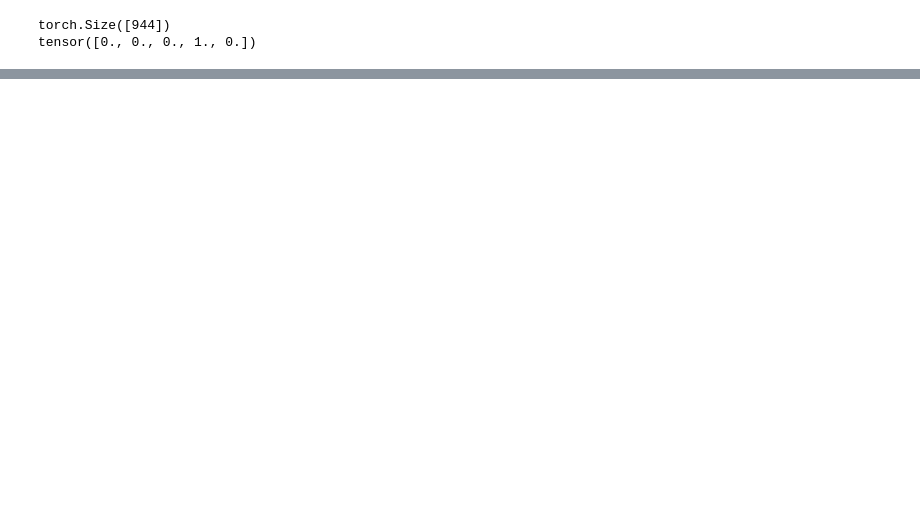
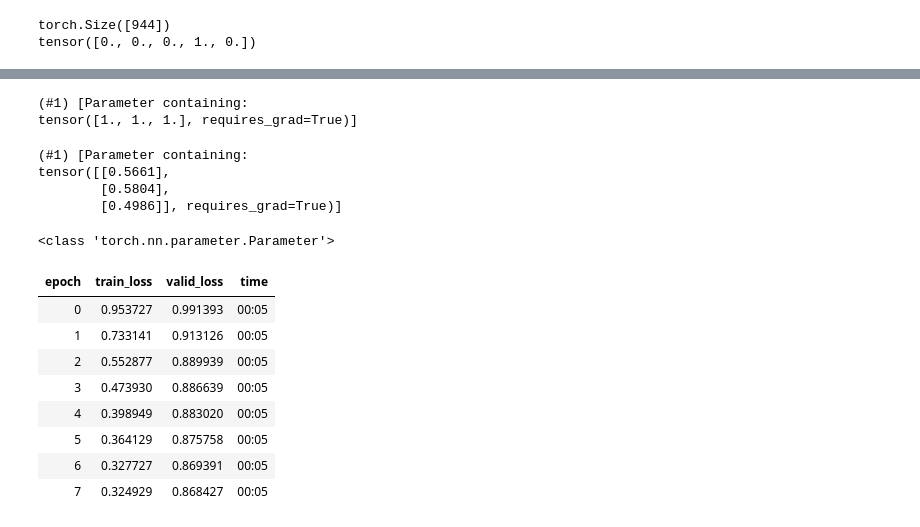
Before and after one commit to jeffreysanglin/collaborative_filtering_practice, a Jupyter notebook: [L6]CollabPractice.ipynb, the cells around one changed output, grey strips where cells are left out. Cells and saved outputs as stored; diff of their text form; code cells hidden in the pictures; blank space fills up the shorter version.

Commit message:
adding from scratch code for latent factors, sigmoid_range, back propagation, and biases

```diff
--- a/[L6]CollabPractice.ipynb
+++ b/[L6]CollabPractice.ipynb
@@ -159,0 +215,69 @@ tensor([ 0.9638, -0.4569,  0.7485, -1.8326,  1.2591])
+# %%
+class T(Module):
+    def __init__(self):
+        super().__init__()
+        self.a = nn.Parameter(torch.ones(3))
+
+L(T().parameters())
+# %% [output]
+(#1) [Parameter containing:
+tensor([1., 1., 1.], requires_grad=True)]
+# %%
+class T(Module):
+    def __init__(self):
+        super().__init__()
+        self.a = nn.Linear(1, 3, bias=False)
+
+t = T()
+L(t.parameters())
+# %% [output]
+(#1) [Parameter containing:
+tensor([[0.5661],
+        [0.5804],
+        [0.4986]], requires_grad=True)]
+# %%
+print(type(t.a.weight))
+# %% [output]
+<class 'torch.nn.parameter.Parameter'>
+# %%
+def create_params(size):
+    return nn.Parameter(torch.zeros(*size).normal_(0, 0.01))
+# %%
+class DotProductBias(Module):
+    def __init__(self, n_users, n_movies, n_factors, y_range=(0,5.5)):
+        super().__init__()
+        #Users
+        self.user_factors = create_params((n_users,n_factors))
+        #Bias accounts for users that might be especially positive or negative.
+        # Same for movies.
+        self.user_bias = create_params([n_users])
+        #Movies
+        self.movie_factors = create_params((n_movies,n_factors))
+        self.movie_bias = create_params([n_movies])
+        self.y_range = y_range
+
+    def forward(self, x):
+        #first column is users in this tensor. 2nd is movies.
+        users = self.user_factors[x[:,0]]
+        movies = self.movie_factors[x[:,1]]
+        res = (users * movies).sum(dim=1)
+        #Adding the bias to our dotproduct to account for some users that are especially positive/negative and same with movies.
+        #What does this do to our model? It encourages the loss function to adjust for those biases and
+        #raises/lowers them during backpropagation.
+        #The term "b_u + b_m" is like an intercept for that individual user + movie combination.
+        res += self.user_bias[x[:,0]] + self.movie_bias[x[:,1]]
+        return(sigmoid_range(res, *self.y_range))
+# %%
+model = DotProductBias(n_users, n_movies, 50)
+learn = Learner(dls, model, loss_func=MSELossFlat())
+learn.fit_one_cycle(8, 5e-3, wd=0.1)
+# %% [output]
+| epoch | train_loss | valid_loss | time |
+| 0 | 0.953727 | 0.991393 | 00:05 |
+| 1 | 0.733141 | 0.913126 | 00:05 |
+| 2 | 0.552877 | 0.889939 | 00:05 |
+| 3 | 0.473930 | 0.886639 | 00:05 |
+| 4 | 0.398949 | 0.883020 | 00:05 |
+| 5 | 0.364129 | 0.875758 | 00:05 |
+| 6 | 0.327727 | 0.869391 | 00:05 |
+| 7 | 0.324929 | 0.868427 | 00:05 |
```
Also changed, not shown: parts of 22 cells of this notebook.
